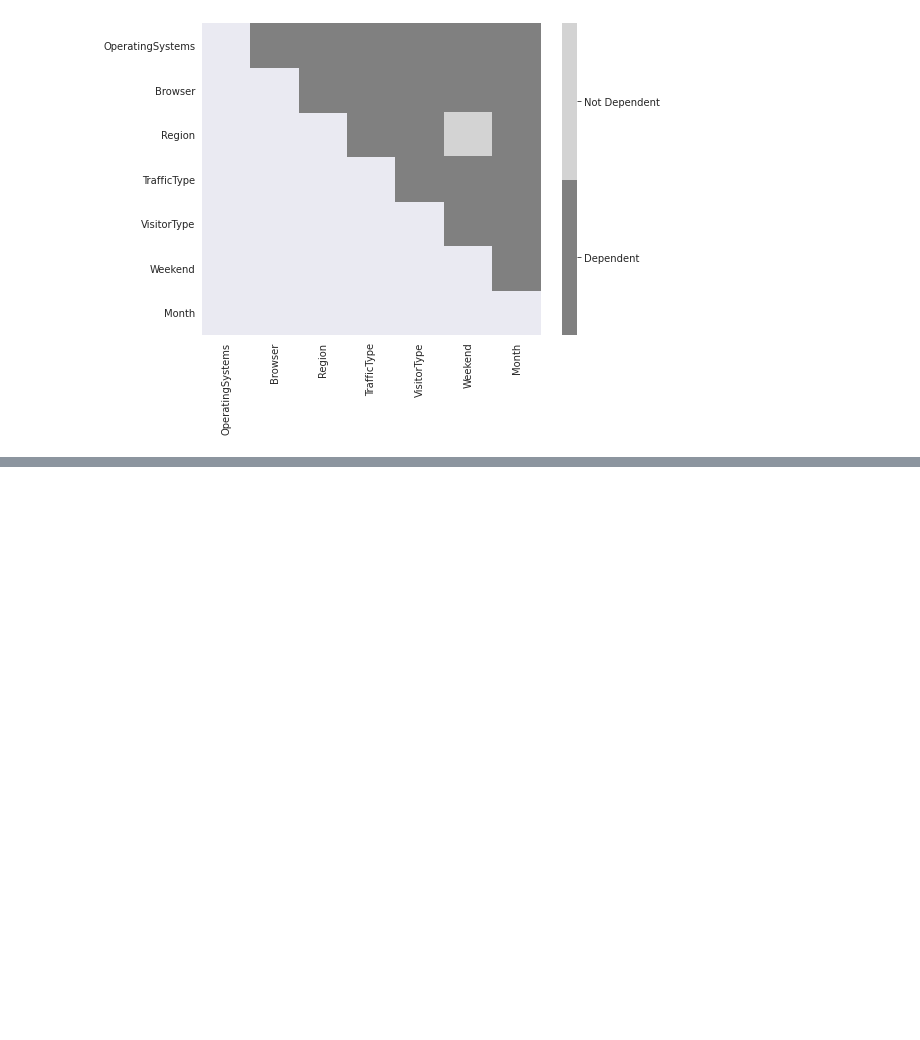
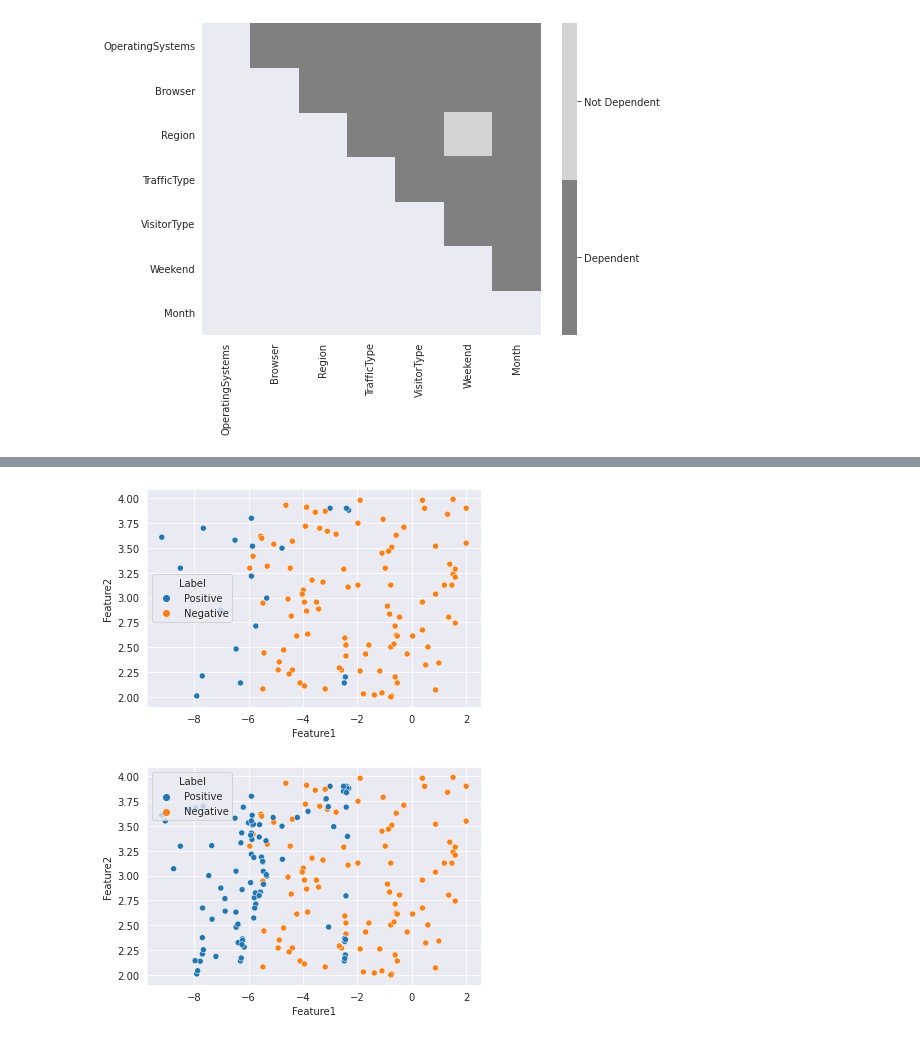
Before and after one commit to Nico995/Machine-Learning-For-Online-Purchases-Prediction, a Jupyter notebook: _sources/data_exploration.ipynb, the cells around one changed output, grey strips where cells are left out. Cells and saved outputs as stored; diff of their text form; code cells hidden in the pictures; blank space fills up the shorter version.

```diff
--- a/_sources/data_exploration.ipynb
+++ b/_sources/data_exploration.ipynb
@@ -206,0 +231,33 @@ To know more about Violin Plots and what's really behind it, have a look at the
+# %%
+np.random.seed(42)
+x = np.linspace(-10, -2, 200)
+y = np.linspace(2, 4, 200)
+
+pos_samples = 20
+neg_samples = 100
+
+df = pd.DataFrame(columns=['Feature1', 'Feature2', 'Label'])
+
+for i in range(pos_samples):
+    df = df.append({'Feature1': np.random.choice(x), 'Feature2': np.random.choice(y), 'Label': 'Positive'}, ignore_index=True)
+
+for i in range(neg_samples):
+    df = df.append({'Feature1': np.random.choice(x)+4, 'Feature2': np.random.choice(y), 'Label': 'Negative'}, ignore_index=True)
+
+sns.scatterplot(data=df, x='Feature1', y='Feature2', hue='Label')
+plt.show()
+
+from imblearn.over_sampling import SMOTE
+
+sm = SMOTE(random_state=42, k_neighbors=7)
+feat1_res, feat2_res = sm.fit_resample(df[['Feature1', 'Feature2']], df['Label'])
+
+df_res = pd.DataFrame(columns=['Feature1', 'Feature2', 'Label'])
+df_res[['Feature1', 'Feature2']] = feat1_res
+df_res['Label'] = feat2_res
+
+sns.scatterplot(data=df_res, x='Feature1', y='Feature2', hue='Label')
+plt.show()
+# %% [output]
+[figure, added]
+[figure, added]
```
Also changed, not shown: parts of 3 cells of this notebook, 28 other files.
